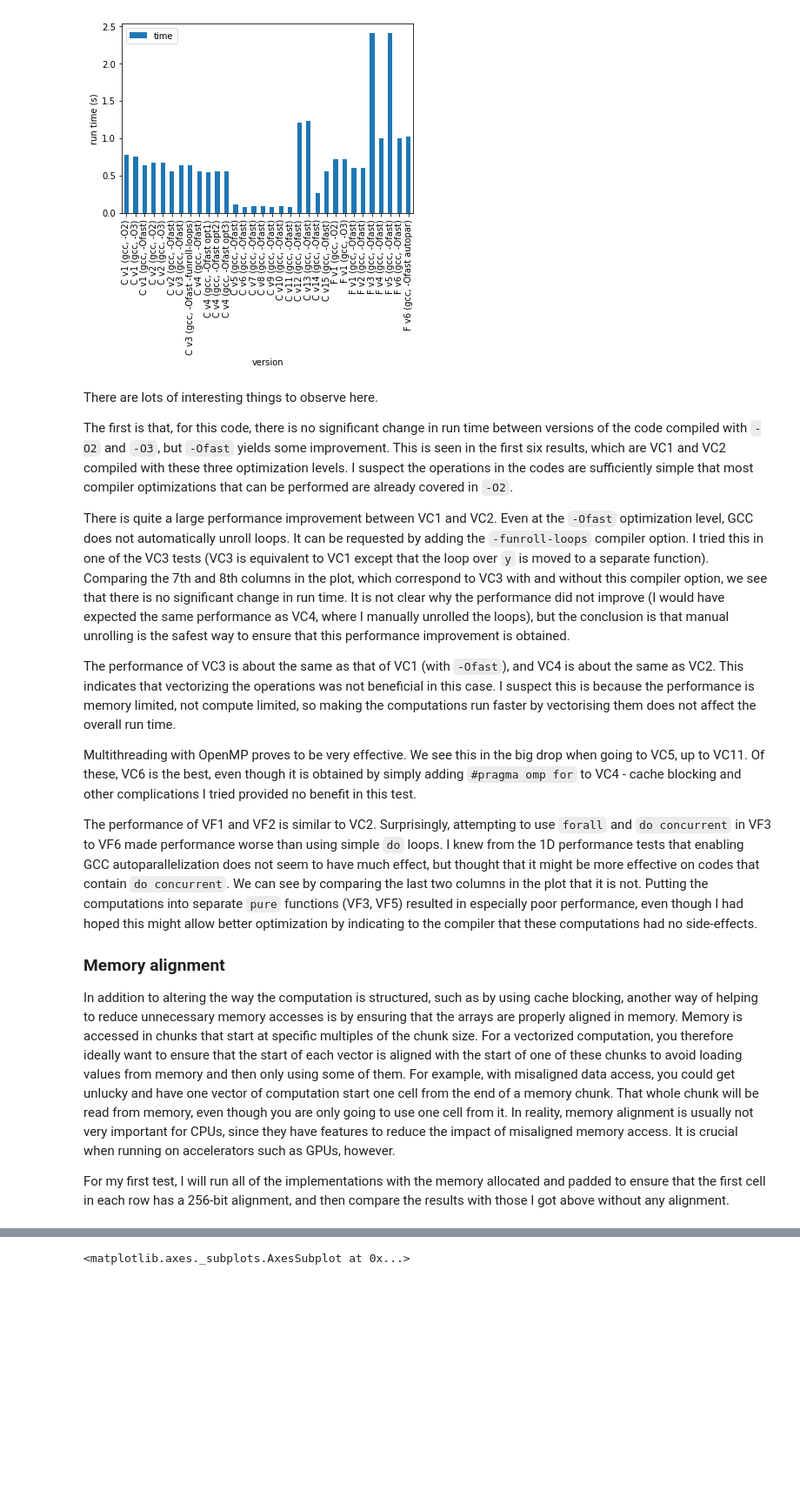
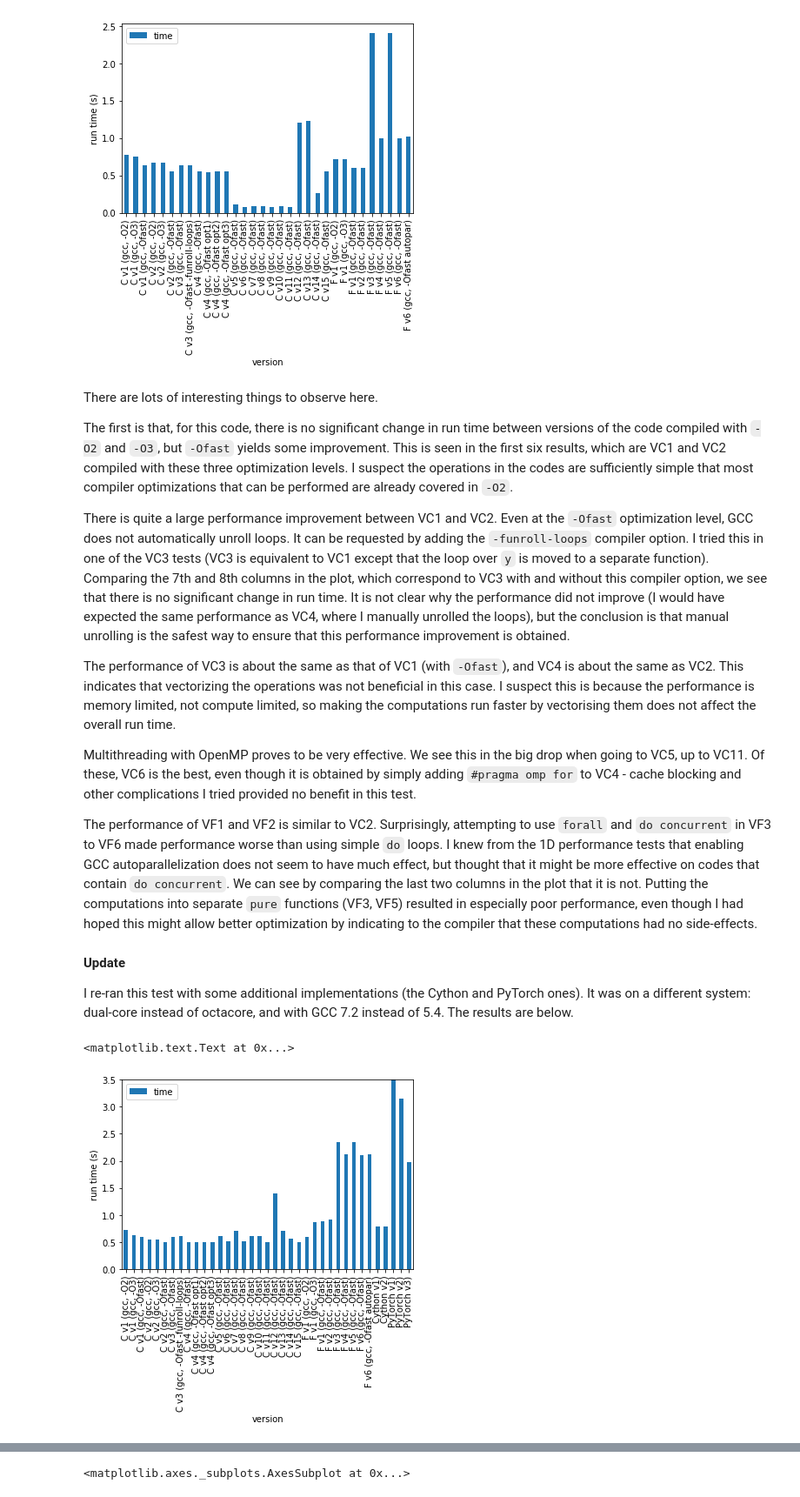
Before and after one commit to ar4/wave_2d_fd_perf, a Jupyter notebook: notebooks/wave_2d_fd_perf.ipynb, the cells around one changed output, grey strips where cells are left out. Shown at 87% size. Cells and saved outputs as stored; diff of their text form; code cells hidden in the pictures; blank space fills up the shorter version.

Commit message:
Added Cython and PyTorch implementations.
Added VCython1, VCython2, VPytorch1, VPytorch2, and VPytorch3.
Also updated the notebook to include the new results.

```diff
--- a/notebooks/wave_2d_fd_perf.ipynb
+++ b/notebooks/wave_2d_fd_perf.ipynb
@@ -154,9 +166,11 @@ Multithreading with OpenMP proves to be very effective. We see this in the big d
 
 The performance of VF1 and VF2 is similar to VC2. Surprisingly, attempting to use `forall` and `do concurrent` in VF3 to VF6 made performance worse than using simple `do` loops. I knew from the 1D performance tests that enabling GCC autoparallelization does not seem to have much effect, but thought that it might be more effective on codes that contain `do concurrent`. We can see by comparing the last two columns in the plot that it is not. Putting the computations into separate `pure` functions (VF3, VF5) resulted in especially poor performance, even though I had hoped this might allow better optimization by indicating to the compiler that these computations had no side-effects.
 
-
-### Memory alignment
-
-In addition to altering the way the computation is structured, such as by using cache blocking, another way of helping to reduce unnecessary memory accesses is by ensuring that the arrays are properly aligned in memory. Memory is accessed in chunks that start at specific multiples of the chunk size. For a vectorized computation, you therefore ideally want to ensure that the start of each vector is aligned with the start of one of these chunks to avoid loading values from memory and then only using some of them. For example, with misaligned data access, you could get unlucky and have one vector of computation start one cell from the end of a memory chunk. That whole chunk will be read from memory, even though you are only going to use one cell from it. In reality, memory alignment is usually not very important for CPUs, since they have features to reduce the impact of misaligned memory access. It is crucial when running on accelerators such as GPUs, however.
-
-For my first test, I will run all of the implementations with the memory allocated and padded to ensure that the first cell in each row has a 256-bit alignment, and then compare the results with those I got above without any alignment.
+#### Update
+I re-ran this test with some additional implementations (the Cython and PyTorch ones). It was on a different system: dual-core instead of octacore, and with GCC 7.2 instead of 5.4. The results are below.
+# %%
+t.plot.bar(x='version', y='time', ylim=(0, 3.5))
+plt.ylabel('run time (s)')
+# %% [output]
+<matplotlib.text.Text at 0x...>
+[figure, added]
```
Also changed, not shown: parts of 3 cells of this notebook, 10 other files.
